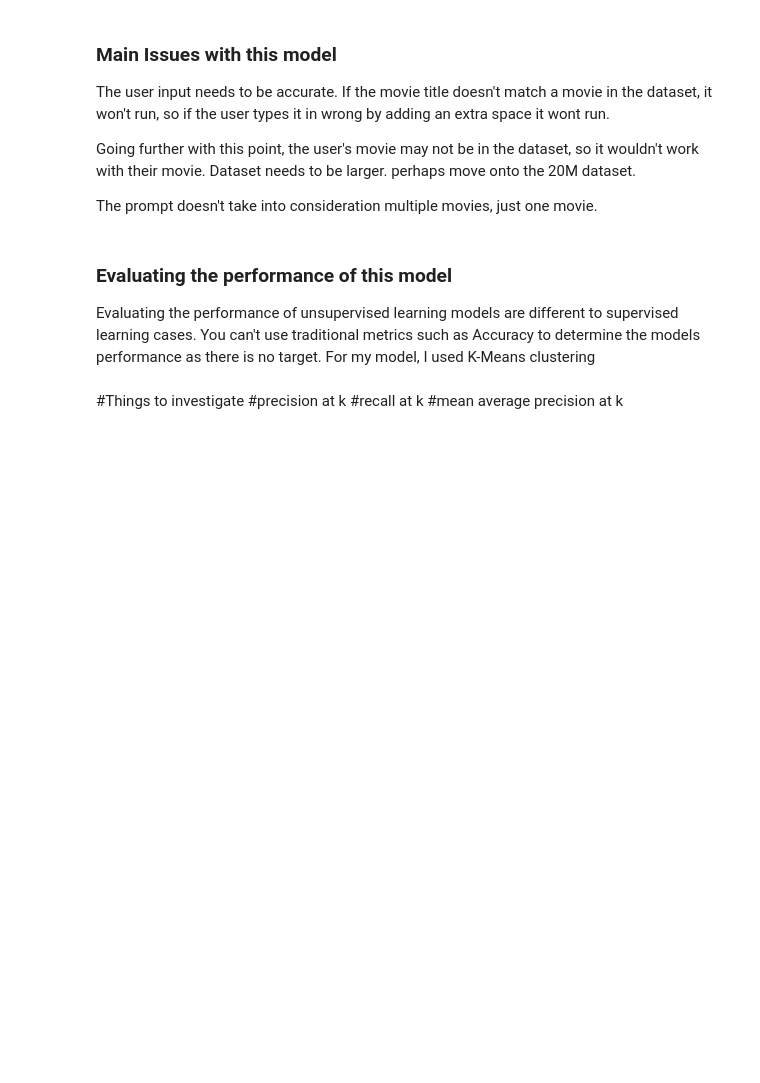
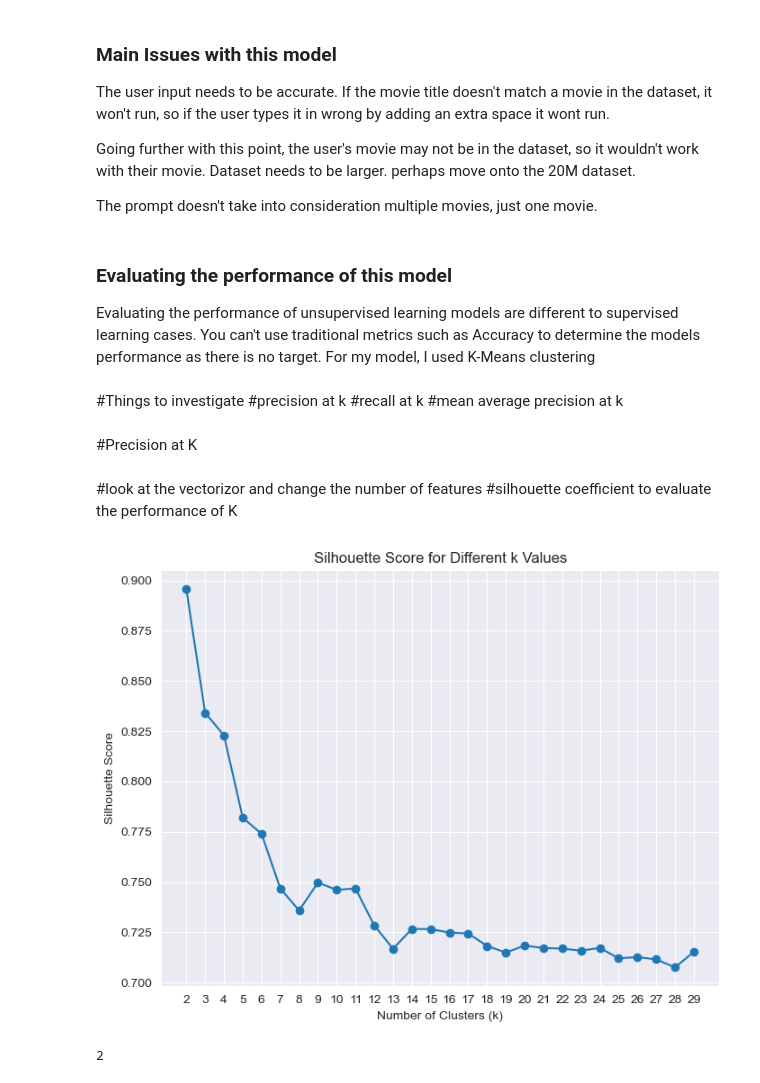
Before and after one commit to Richard-Vuong/Movie-Recommender-Engine, a Jupyter notebook: MoviesRecommender.ipynb, the cells around one changed output. Cells and saved outputs as stored; diff of their text form; code cells hidden in the pictures; blank space fills up the shorter version.

```diff
--- a/MoviesRecommender.ipynb
+++ b/MoviesRecommender.ipynb
@@ -555,4 +474,9 @@ Evaluating the performance of unsupervised learning models are different to supe
 #precision at k
 #recall at k
 #mean average precision at k
+# %% [markdown]
+#Precision at K
+# %% [markdown]
+#look at the vectorizor and change the number of features
+#silhouette coefficient to evaluate the performance of K
 # %%
@@ -562,0 +488,19 @@ Evaluating the performance of unsupervised learning models are different to supe
+# %%
+silhouette_scores = []
+for k in range(2, 30):  # Try different k values
+    kmeans = KMeans(n_clusters=k, random_state=0)
+    kmeans.fit(data_subset)
+    labels = kmeans.labels_
+    silhouette_avg = silhouette_score(data_subset, labels)
+    silhouette_scores.append(silhouette_avg)
+# Plotting the silhouette scores
+plt.figure(figsize=(8, 6))
+plt.plot(range(2, 30), silhouette_scores, marker='o')
+plt.title('Silhouette Score for Different k Values')
+plt.xlabel('Number of Clusters (k)')
+plt.ylabel('Silhouette Score')
+plt.xticks(np.arange(2, 30))
+plt.grid(True)
+plt.show()
+# %% [output]
+[figure, added]
@@ -562,0 +509,4 @@ Evaluating the performance of unsupervised learning models are different to supe
+# %%
+print(best_k)
+# %% [output]
+2
```
Also changed, not shown: parts of 16 cells of this notebook.
